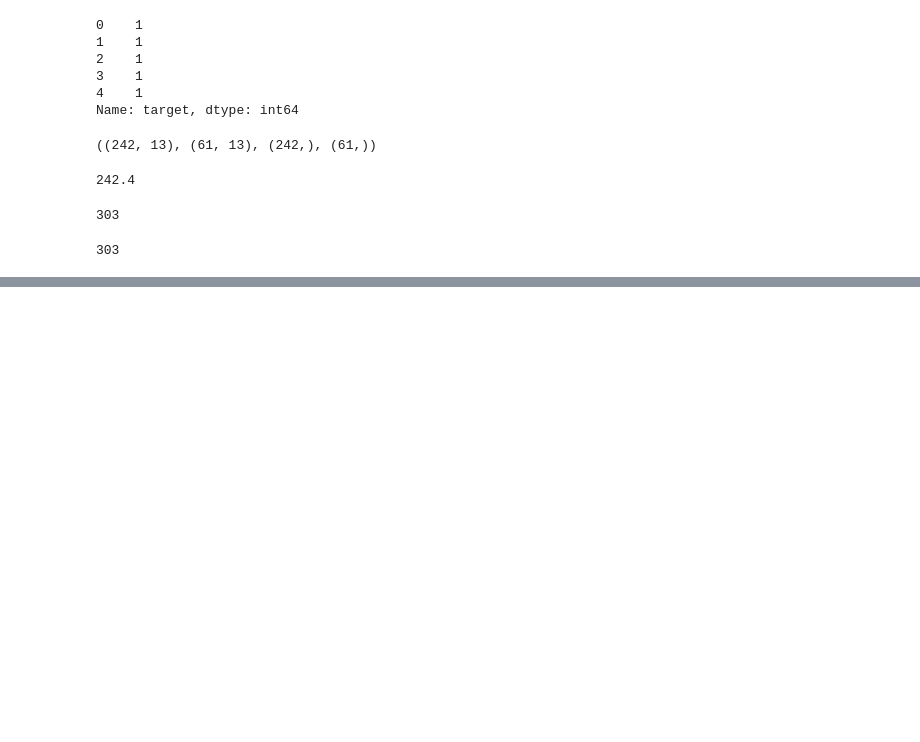
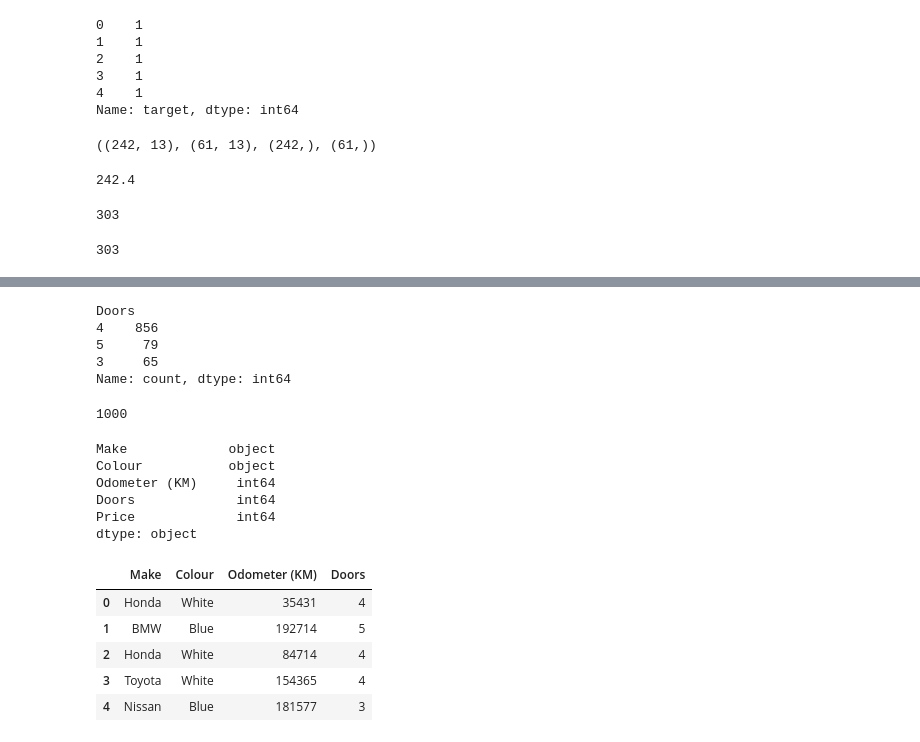
Before and after one commit to kunzaka001/learnML, a Jupyter notebook: intro to scikit-learn/introduction-to-scikit-learn.ipynb, the cells around one changed output, grey strips where cells are left out. Drawn from its saved outputs; the diff is of its cells as text; code cells hidden in the pictures; blank space fills up the shorter version.

```diff
--- a/intro to scikit-learn/introduction-to-scikit-learn.ipynb
+++ b/intro to scikit-learn/introduction-to-scikit-learn.ipynb
@@ -246,0 +259,21 @@ len(heart_disease)
+# %%
+car_sales["Doors"].value_counts()
+# %% [output]
+Doors
+4    856
+5     79
+3     65
+Name: count, dtype: int64
+# %%
+len(car_sales)
+# %% [output]
+1000
+# %%
+car_sales.dtypes
+# %% [output]
+Make             object
+Colour           object
+Odometer (KM)     int64
+Doors             int64
+Price             int64
+dtype: object
@@ -246,0 +297,9 @@ len(heart_disease)
+# %%
+X.head()
+# %% [output]
+|  | Make | Colour | Odometer (KM) | Doors |
+| 0 | Honda | White | 35431 | 4 |
+| 1 | BMW | Blue | 192714 | 5 |
+| 2 | Honda | White | 84714 | 4 |
+| 3 | Toyota | White | 154365 | 4 |
+| 4 | Nissan | Blue | 181577 | 3 |
```
Also changed, not shown: parts of 20 cells of this notebook.
